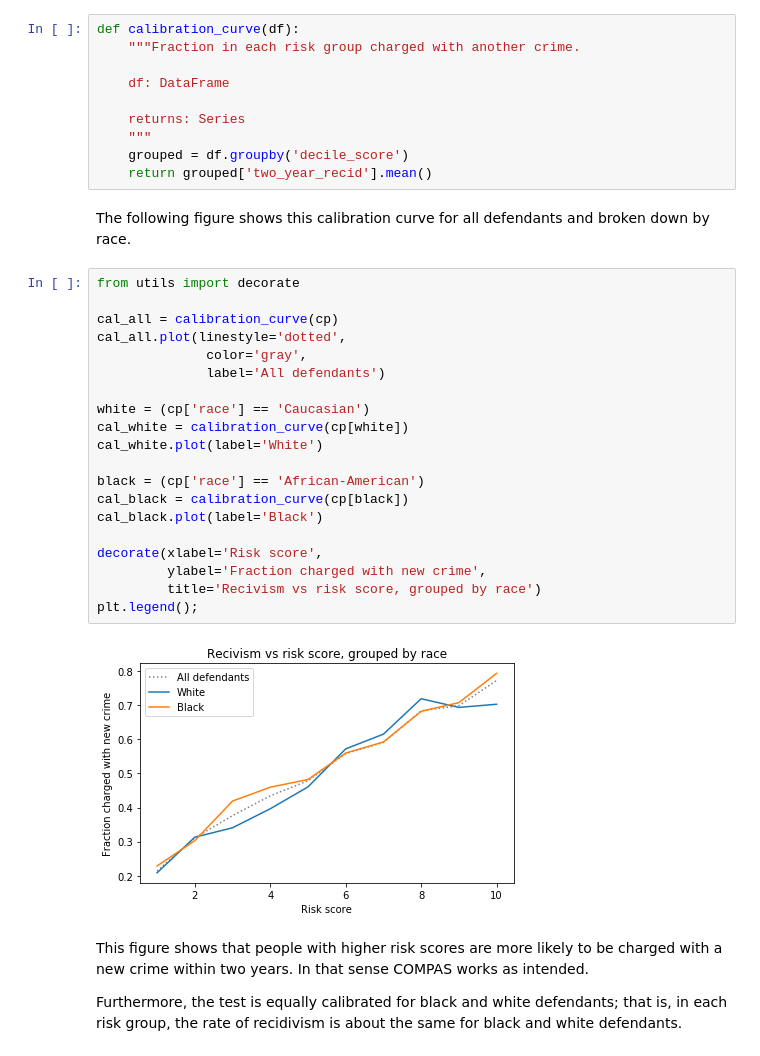
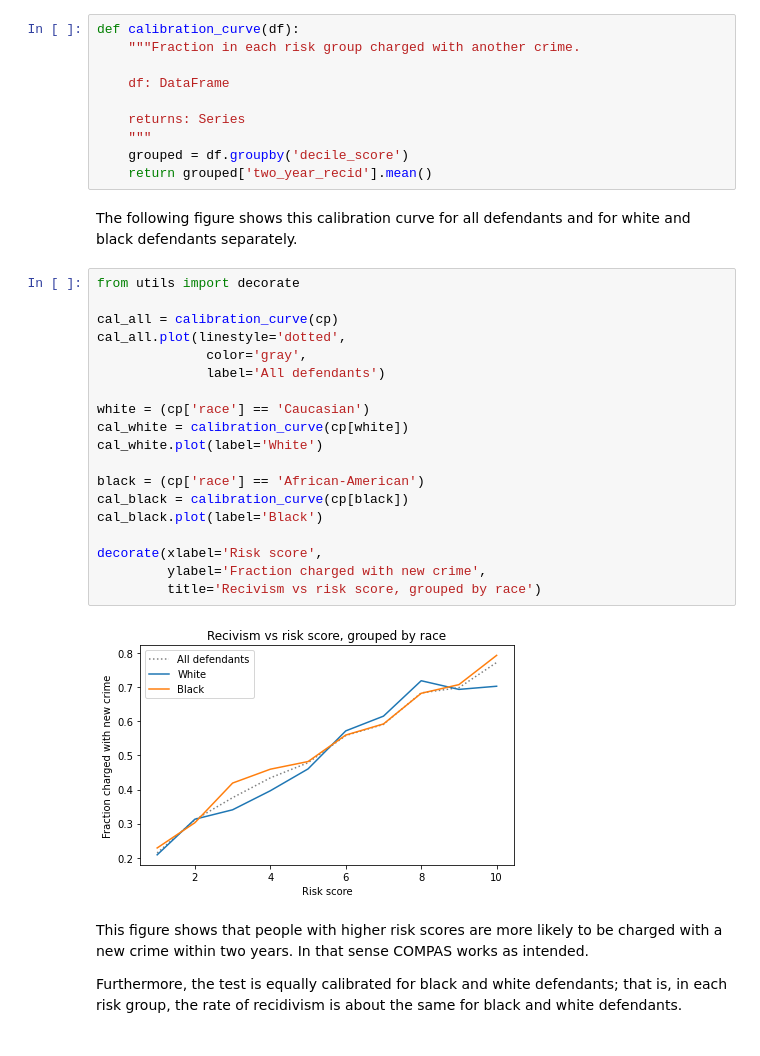
Before and after one commit to AllenDowney/RecidivismCaseStudy, a Jupyter notebook: 02_calibration.ipynb, the cells around one changed output. Drawn from its saved outputs; the diff is of its cells as text.

```diff
--- a/02_calibration.ipynb
+++ b/02_calibration.ipynb
@@ -95,29 +104,28 @@ def calibration_curve(df):
     grouped = df.groupby('decile_score')
     return grouped['two_year_recid'].mean()
 # %% [markdown]
-The following figure shows this calibration curve for all defendants and broken down by race.
+The following figure shows this calibration curve for all defendants and for white and black defendants separately.
 # %%
 from utils import decorate
 
 cal_all = calibration_curve(cp)
 cal_all.plot(linestyle='dotted',
               color='gray',
               label='All defendants')
 
 white = (cp['race'] == 'Caucasian')
 cal_white = calibration_curve(cp[white])
 cal_white.plot(label='White')
 
 black = (cp['race'] == 'African-American')
 cal_black = calibration_curve(cp[black])
 cal_black.plot(label='Black')
 
 decorate(xlabel='Risk score',
          ylabel='Fraction charged with new crime',
          title='Recivism vs risk score, grouped by race')
-plt.legend();
 # %% [output]
-[figure, old version]
+[figure, new version]
 # %% [markdown]
 This figure shows that people with higher risk scores are more likely to be charged with a new crime within two years.  In that sense COMPAS works as intended.
 
```
Also changed, not shown: parts of 21 cells of this notebook, 2 other files.
